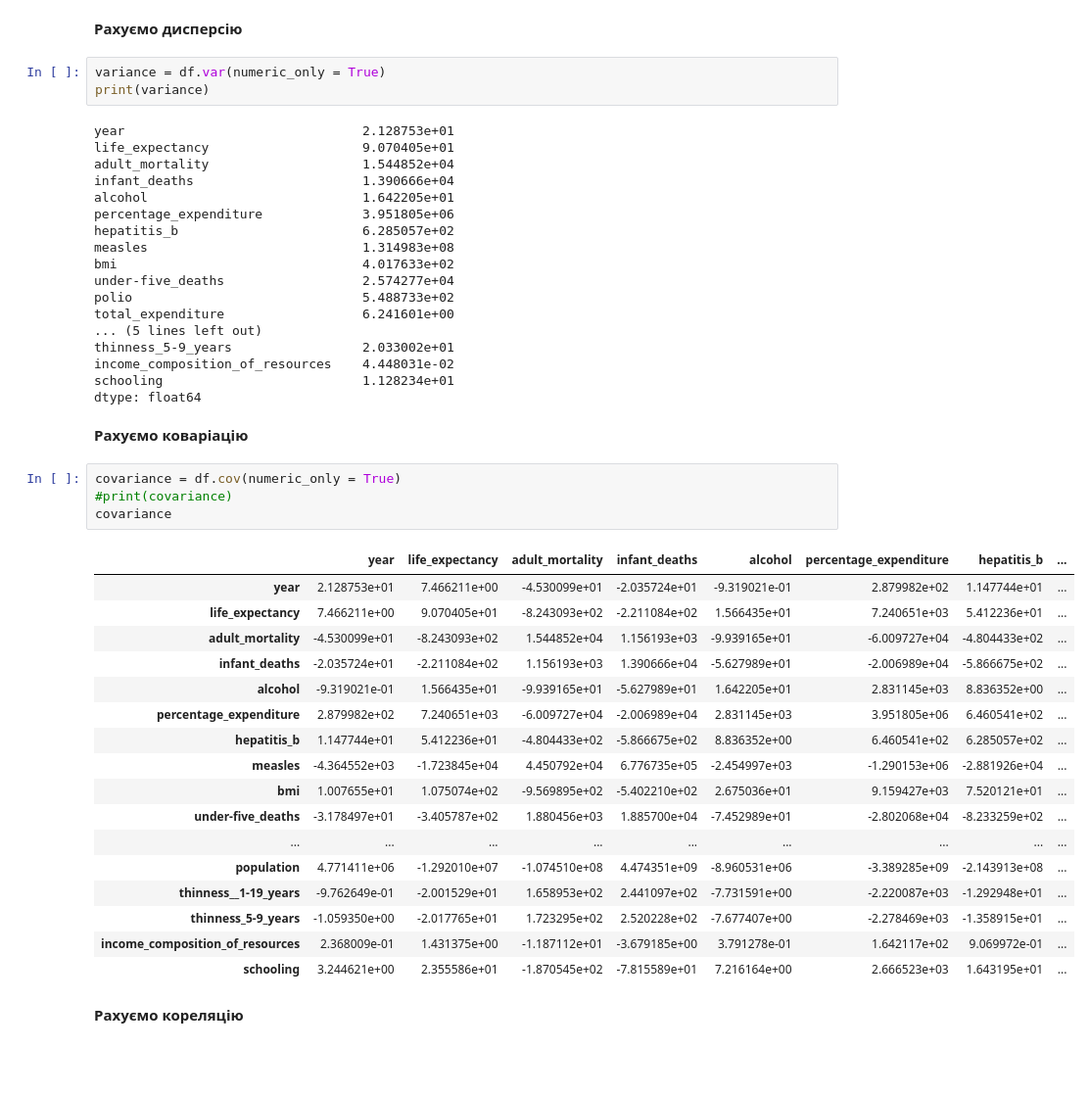
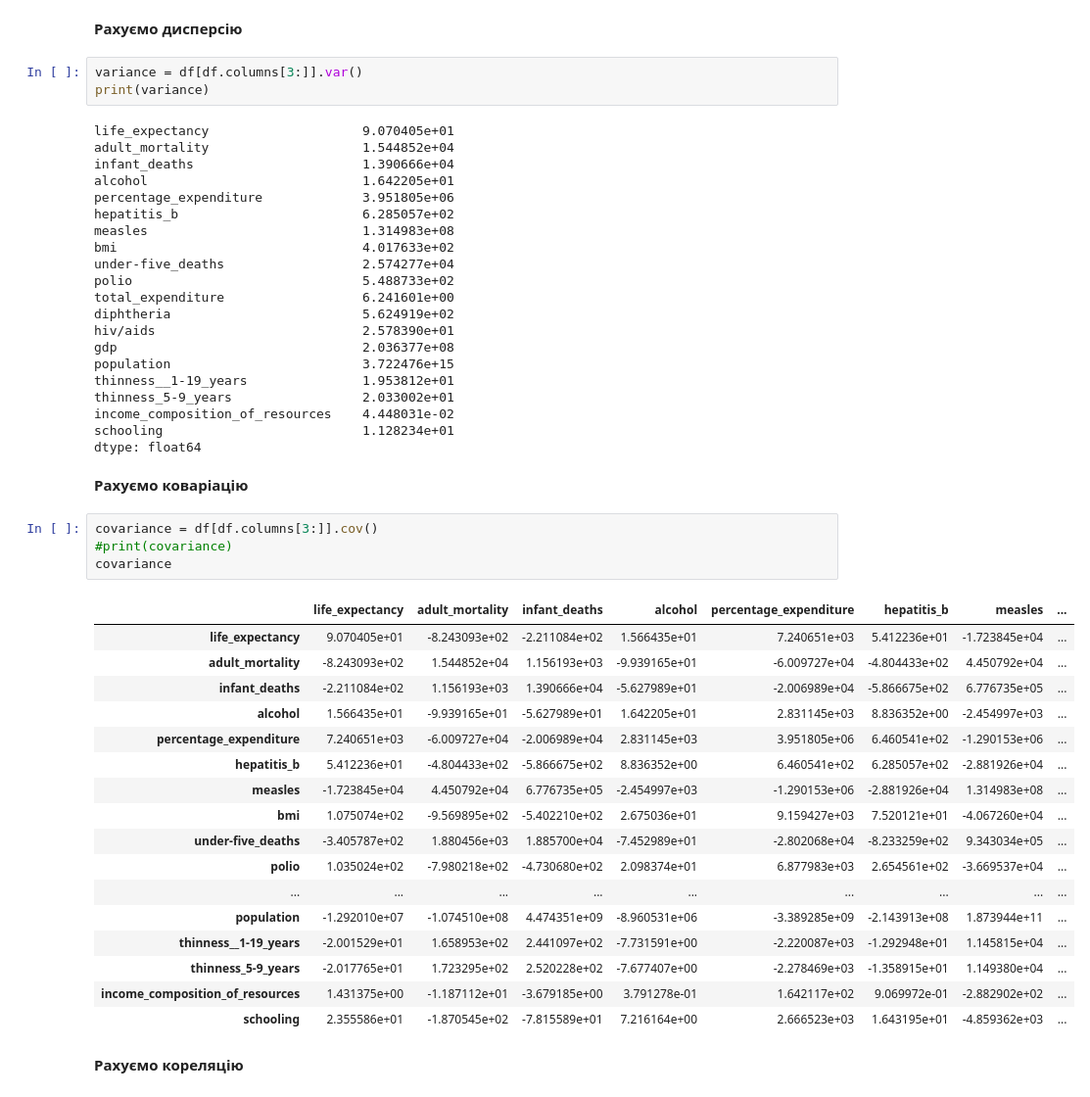
Before and after one commit to shevchenko-nikita/IDA_Shevchenko_Nikita, a Jupyter notebook: Labs/Lab_3/main.ipynb, the cells around one changed output. Shown at 98% size. Drawn from its saved outputs; the diff is of its cells as text; blank space fills up the shorter version.

```diff
--- a/Labs/Lab_3/main.ipynb
+++ b/Labs/Lab_3/main.ipynb
@@ -66,10 +66,9 @@ for i, col in enumerate(df.columns[3:], 1):
 # %% [markdown]
 **Рахуємо дисперсію**
 # %%
-variance = df.var(numeric_only = True)
+variance = df[df.columns[3:]].var()
 print(variance)
 # %% [output]
-year                               2.128753e+01
 life_expectancy                    9.070405e+01
 adult_mortality                    1.544852e+04
 infant_deaths                      1.390666e+04
@@ -81,7 +80,11 @@ bmi                                4.017633e+02
 under-five_deaths                  2.574277e+04
 polio                              5.488733e+02
 total_expenditure                  6.241601e+00
-... (5 lines left out)
+diphtheria                         5.624919e+02
+hiv/aids                           2.578390e+01
+gdp                                2.036377e+08
+population                         3.722476e+15
+thinness__1-19_years               1.953812e+01
 thinness_5-9_years                 2.033002e+01
 income_composition_of_resources    4.448031e-02
 schooling                          1.128234e+01
@@ -89,27 +92,27 @@ dtype: float64
 # %% [markdown]
 **Рахуємо коваріацію**
 # %%
-covariance = df.cov(numeric_only = True)
+covariance = df[df.columns[3:]].cov()
 #print(covariance)
 covariance
 # %% [output]
-|  | year | life_expectancy | adult_mortality | infant_deaths | alcohol | percentage_expenditure | hepatitis_b | ... |
-| year | 2.128753e+01 | 7.466211e+00 | -4.530099e+01 | -2.035724e+01 | -9.319021e-01 | 2.879982e+02 | 1.147744e+01 | ... |
-| life_expectancy | 7.466211e+00 | 9.070405e+01 | -8.243093e+02 | -2.211084e+02 | 1.566435e+01 | 7.240651e+03 | 5.412236e+01 | ... |
-| adult_mortality | -4.530099e+01 | -8.243093e+02 | 1.544852e+04 | 1.156193e+03 | -9.939165e+01 | -6.009727e+04 | -4.804433e+02 | ... |
-| infant_deaths | -2.035724e+01 | -2.211084e+02 | 1.156193e+03 | 1.390666e+04 | -5.627989e+01 | -2.006989e+04 | -5.866675e+02 | ... |
-| alcohol | -9.319021e-01 | 1.566435e+01 | -9.939165e+01 | -5.627989e+01 | 1.642205e+01 | 2.831145e+03 | 8.836352e+00 | ... |
-| percentage_expenditure | 2.879982e+02 | 7.240651e+03 | -6.009727e+04 | -2.006989e+04 | 2.831145e+03 | 3.951805e+06 | 6.460541e+02 | ... |
-| hepatitis_b | 1.147744e+01 | 5.412236e+01 | -4.804433e+02 | -5.866675e+02 | 8.836352e+00 | 6.460541e+02 | 6.285057e+02 | ... |
-| measles | -4.364552e+03 | -1.723845e+04 | 4.450792e+04 | 6.776735e+05 | -2.454997e+03 | -1.290153e+06 | -2.881926e+04 | ... |
-| bmi | 1.007655e+01 | 1.075074e+02 | -9.569895e+02 | -5.402210e+02 | 2.675036e+01 | 9.159427e+03 | 7.520121e+01 | ... |
-| under-five_deaths | -3.178497e+01 | -3.405787e+02 | 1.880456e+03 | 1.885700e+04 | -7.452989e+01 | -2.802068e+04 | -8.233259e+02 | ... |
+|  | life_expectancy | adult_mortality | infant_deaths | alcohol | percentage_expenditure | hepatitis_b | measles | ... |
+| life_expectancy | 9.070405e+01 | -8.243093e+02 | -2.211084e+02 | 1.566435e+01 | 7.240651e+03 | 5.412236e+01 | -1.723845e+04 | ... |
+| adult_mortality | -8.243093e+02 | 1.544852e+04 | 1.156193e+03 | -9.939165e+01 | -6.009727e+04 | -4.804433e+02 | 4.450792e+04 | ... |
+| infant_deaths | -2.211084e+02 | 1.156193e+03 | 1.390666e+04 | -5.627989e+01 | -2.006989e+04 | -5.866675e+02 | 6.776735e+05 | ... |
+| alcohol | 1.566435e+01 | -9.939165e+01 | -5.627989e+01 | 1.642205e+01 | 2.831145e+03 | 8.836352e+00 | -2.454997e+03 | ... |
+| percentage_expenditure | 7.240651e+03 | -6.009727e+04 | -2.006989e+04 | 2.831145e+03 | 3.951805e+06 | 6.460541e+02 | -1.290153e+06 | ... |
+| hepatitis_b | 5.412236e+01 | -4.804433e+02 | -5.866675e+02 | 8.836352e+00 | 6.460541e+02 | 6.285057e+02 | -2.881926e+04 | ... |
+| measles | -1.723845e+04 | 4.450792e+04 | 6.776735e+05 | -2.454997e+03 | -1.290153e+06 | -2.881926e+04 | 1.314983e+08 | ... |
+| bmi | 1.075074e+02 | -9.569895e+02 | -5.402210e+02 | 2.675036e+01 | 9.159427e+03 | 7.520121e+01 | -4.067260e+04 | ... |
+| under-five_deaths | -3.405787e+02 | 1.880456e+03 | 1.885700e+04 | -7.452989e+01 | -2.802068e+04 | -8.233259e+02 | 9.343034e+05 | ... |
+| polio | 1.035024e+02 | -7.980218e+02 | -4.730680e+02 | 2.098374e+01 | 6.877983e+03 | 2.654561e+02 | -3.669537e+04 | ... |
 | ... | ... | ... | ... | ... | ... | ... | ... | ... |
-| population | 4.771411e+06 | -1.292010e+07 | -1.074510e+08 | 4.474351e+09 | -8.960531e+06 | -3.389285e+09 | -2.143913e+08 | ... |
-| thinness__1-19_years | -9.762649e-01 | -2.001529e+01 | 1.658953e+02 | 2.441097e+02 | -7.731591e+00 | -2.220087e+03 | -1.292948e+01 | ... |
-| thinness_5-9_years | -1.059350e+00 | -2.017765e+01 | 1.723295e+02 | 2.520228e+02 | -7.677407e+00 | -2.278469e+03 | -1.358915e+01 | ... |
-| income_composition_of_resources | 2.368009e-01 | 1.431375e+00 | -1.187112e+01 | -3.679185e+00 | 3.791278e-01 | 1.642117e+02 | 9.069972e-01 | ... |
-| schooling | 3.244621e+00 | 2.355586e+01 | -1.870545e+02 | -7.815589e+01 | 7.216164e+00 | 2.666523e+03 | 1.643195e+01 | ... |
+| population | -1.292010e+07 | -1.074510e+08 | 4.474351e+09 | -8.960531e+06 | -3.389285e+09 | -2.143913e+08 | 1.873944e+11 | ... |
+| thinness__1-19_years | -2.001529e+01 | 1.658953e+02 | 2.441097e+02 | -7.731591e+00 | -2.220087e+03 | -1.292948e+01 | 1.145815e+04 | ... |
+| thinness_5-9_years | -2.017765e+01 | 1.723295e+02 | 2.520228e+02 | -7.677407e+00 | -2.278469e+03 | -1.358915e+01 | 1.149380e+04 | ... |
+| income_composition_of_resources | 1.431375e+00 | -1.187112e+01 | -3.679185e+00 | 3.791278e-01 | 1.642117e+02 | 9.069972e-01 | -2.882902e+02 | ... |
+| schooling | 2.355586e+01 | -1.870545e+02 | -7.815589e+01 | 7.216164e+00 | 2.666523e+03 | 1.643195e+01 | -4.859362e+03 | ... |
 # %% [markdown]
 **Рахуємо кореляцію**
 # %%
```
Also changed, not shown: parts of 3 cells of this notebook.
